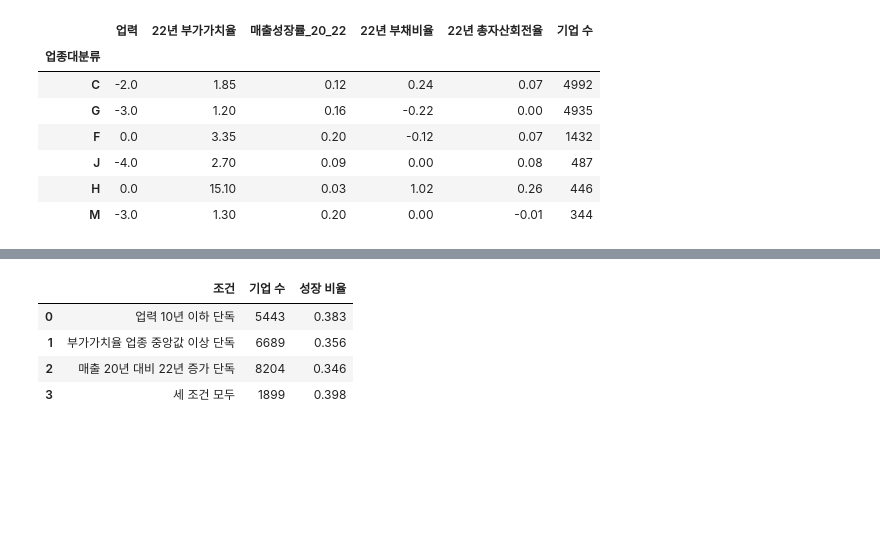
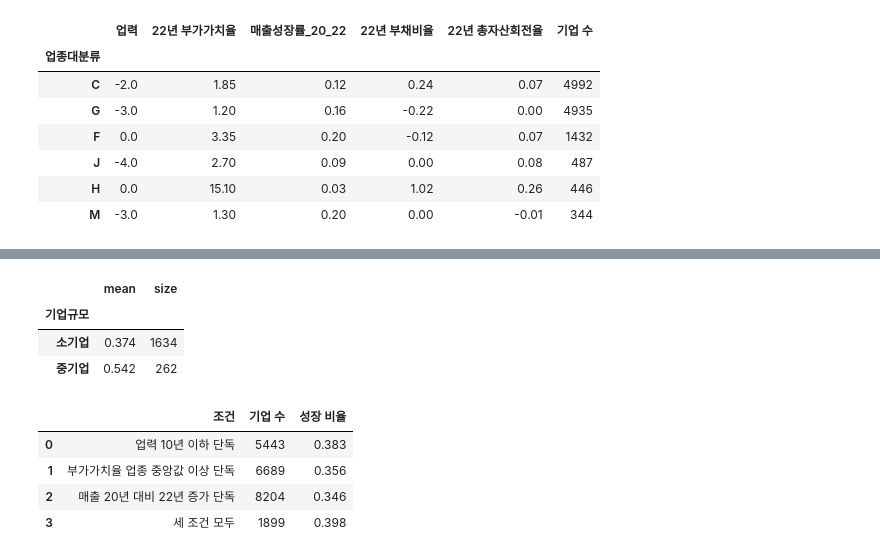
Before and after one commit to JeongHyck06/2026-2_DS_Hackathon, a Jupyter notebook: notebooks/strategy.ipynb, the cells around one changed output, grey strips where cells are left out. Saved outputs shown, nothing was run; the diff lists cells and outputs as text; code cells hidden in the pictures; blank space fills up the shorter version.

```diff
--- a/notebooks/strategy.ipynb
+++ b/notebooks/strategy.ipynb
@@ -160 +163,10 @@ summary
+# %%
+# 후보군 안에서 규모별로 다시 확인. 기업 수 MIN_GROUP 이상만
+by_size = df[rule].groupby("기업규모", observed=True)["성장여부"].agg(["mean", "size"])
+by_size[by_size["size"] >= MIN_GROUP].round(3)
+# %% [output]
+|  | mean | size |
+| 기업규모 |  |  |
+| 소기업 | 0.374 | 1634 |
+| 중기업 | 0.542 | 262 |
 # %%
```
Also changed, not shown: parts of 5 cells of this notebook.
